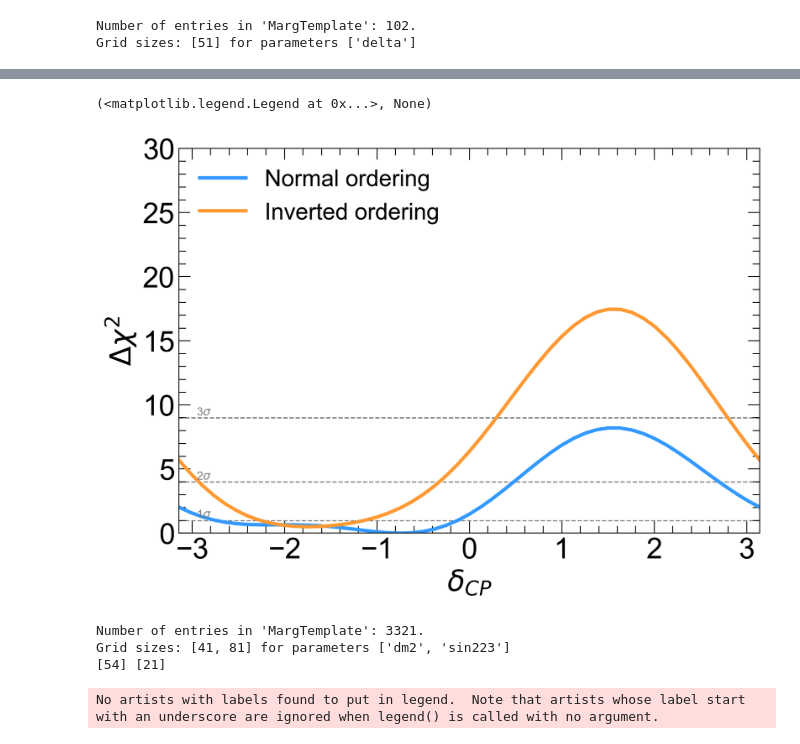
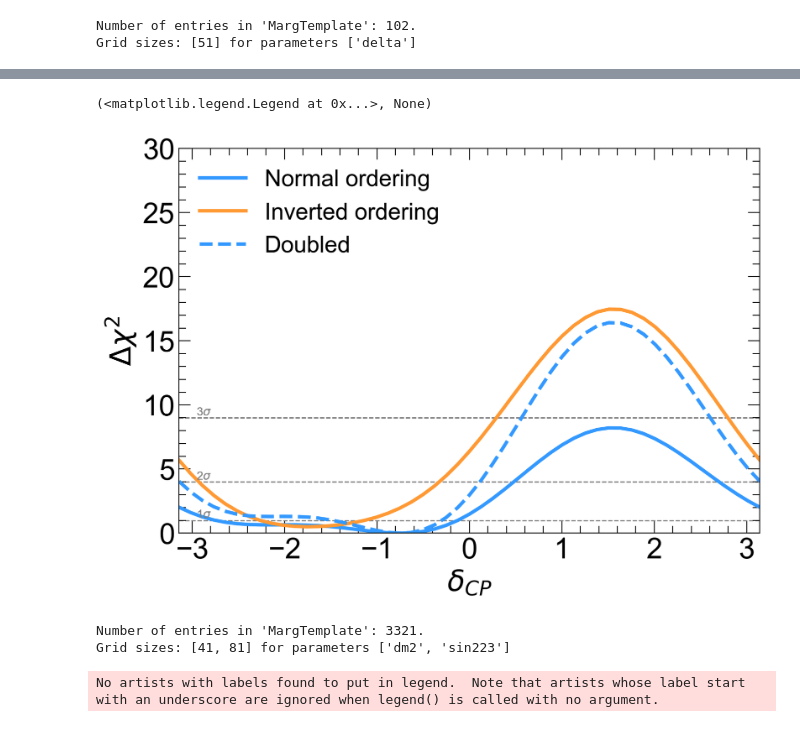
Before and after one commit to dcarabadjac/pythetatools, a Jupyter notebook: Notebooks/Tutorial.ipynb, the cells around one changed output, grey strips where cells are left out. Cells and saved outputs as stored; diff of their text form; code cells hidden in the pictures.

```diff
--- a/Notebooks/Tutorial.ipynb
+++ b/Notebooks/Tutorial.ipynb
@@ -148,8 +157,8 @@ sample_test.plot(ax)
 # %%
 file_pattern = f"{inputs_dir}/MargTemplates/MargTemplates_100k_AsimovA22deltaneg025pi_delta_script_320kA_cycles5_ratio3_Ptheta_\
 OA2024_flux_covariance_23av1_banff_default_mode_0_woRC_merged.root"
-grid, avnllh, param_name = pythetatools.likelihood.load(file_pattern)
-llh = likelihood.Loglikelihood(grid, avnllh, param_name, kind='joint')
+grid, avnllh, param_name = likelihood.load(file_pattern)
+llh = likelihood.Loglikelihood(grid, avnllh, param_name, mo_treat='joint')
 # %% [output]
 Number of entries in 'MargTemplate': 102.
 Grid sizes: [51] for parameters ['delta']
@@ -170,9 +175,14 @@ array([12.54906937, 12.34325081, 12.17777177, 12.05215577, 11.96354957,
+# %%
+kwargs = { 'ax.plot':
+          { 0: {"color": color_mo[0], "label": 'Doubled', 'ls':'--'}, 1: {"color": color_mo[1], "label": 'Doubled', 'ls':'--'}}
+        }
 # %%
 fig, ax = plt.subplots()
 llh.plot(ax, mo='both')
+(2*llh).plot(ax, mo=0, **kwargs)
 # %% [output]
 (<matplotlib.legend.Legend at 0x...>, None)
-[figure, old version]
+[figure, new version]
 # %%
 file_pattern = f"{inputs_dir}/MargTemplates/MargTemplates_OA2023_sin223_dm2_100k_e-theta_AsimovA22_NO_mode_0/m*.root"
 grid, avnllh, param_name = likelihood.load(file_pattern, mo=0)
@@ -180,5 +190,4 @@ llh = likelihood.Loglikelihood(grid, avnllh, param_name)
 # %% [output]
 Number of entries in 'MargTemplate': 3321.
 Grid sizes: [41, 81] for parameters ['dm2', 'sin223']
-[54] [21]
 # %%
```
Also changed, not shown: parts of 8 cells of this notebook, 9 other files.
